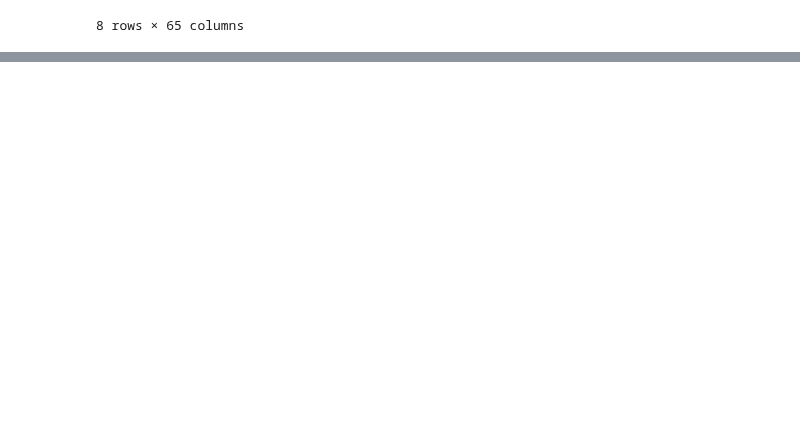
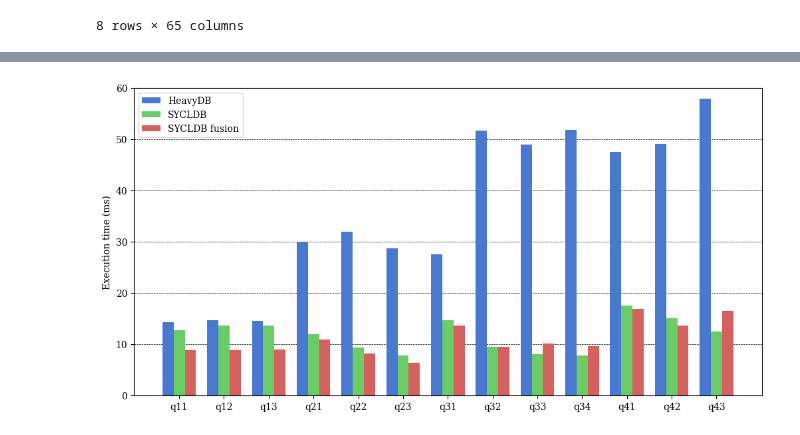
Before and after one commit to Maestro-Zacht/sycldb-calcite-executor, a Jupyter notebook: performances/perf.ipynb, the cells around one changed output, grey strips where cells are left out. Cells and saved outputs as stored; diff of their text form; code cells hidden in the pictures; blank space fills up the shorter version.

Commit message:
add plot

```diff
--- a/performances/perf.ipynb
+++ b/performances/perf.ipynb
@@ -105,0 +107,35 @@ comparison
+# %%
+# plt.rc('text', usetex=True)
+plt.rc('font', family='serif')
+plt.style.use('seaborn-v0_8-muted')
+
+labels_mapping = {
+    'heavydb_original_avg': 'HeavyDB',
+    'async_avg': 'SYCLDB',
+    'fusion_avg': 'SYCLDB fusion',
+}
+
+x = np.arange(len(comparison))
+columns = ['heavydb_original_avg','async_avg', 'fusion_avg']
+width = 1 / (len(columns) + 1)
+multiplier = 0
+
+fig, ax = plt.subplots(layout='constrained', figsize=(10, 5))
+
+#iterate on some columns and plot them in a single bar chart
+for col in columns:
+    offset = width * multiplier
+    rects = ax.bar(x + offset, comparison[col], width=width, label=labels_mapping[col])
+    # ax.bar_label(rects, padding=3)
+    multiplier += 1
+
+ax.legend()
+ax.set_ylim(0, 60)
+ax.set_xticks(x + width, comparison['query'])
+ax.set_ylabel('Execution time (ms)')
+ax.set_axisbelow(True)
+ax.grid(color='black', linestyle='--', linewidth=0.5, zorder=1000, axis='y')
+
+plt.show()
+# %% [output]
+[figure, added]
```
Also changed, not shown: parts of 2 cells of this notebook.
